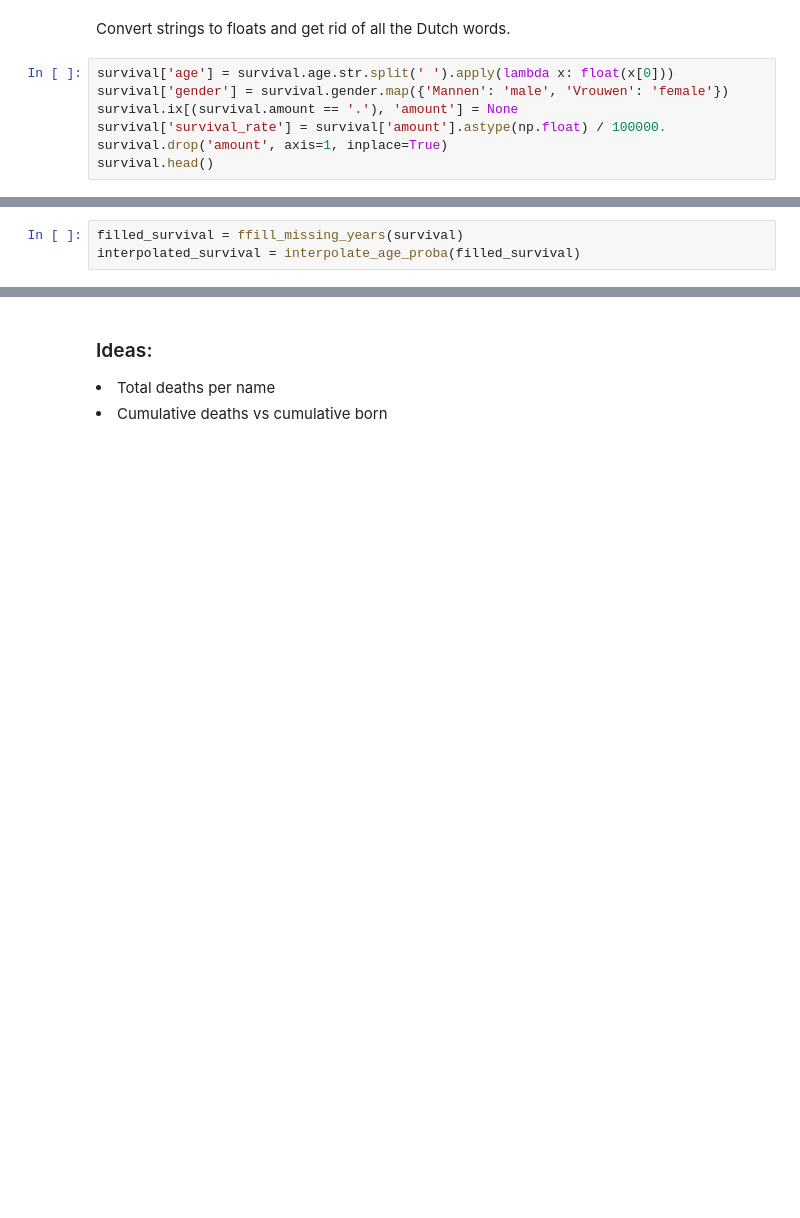
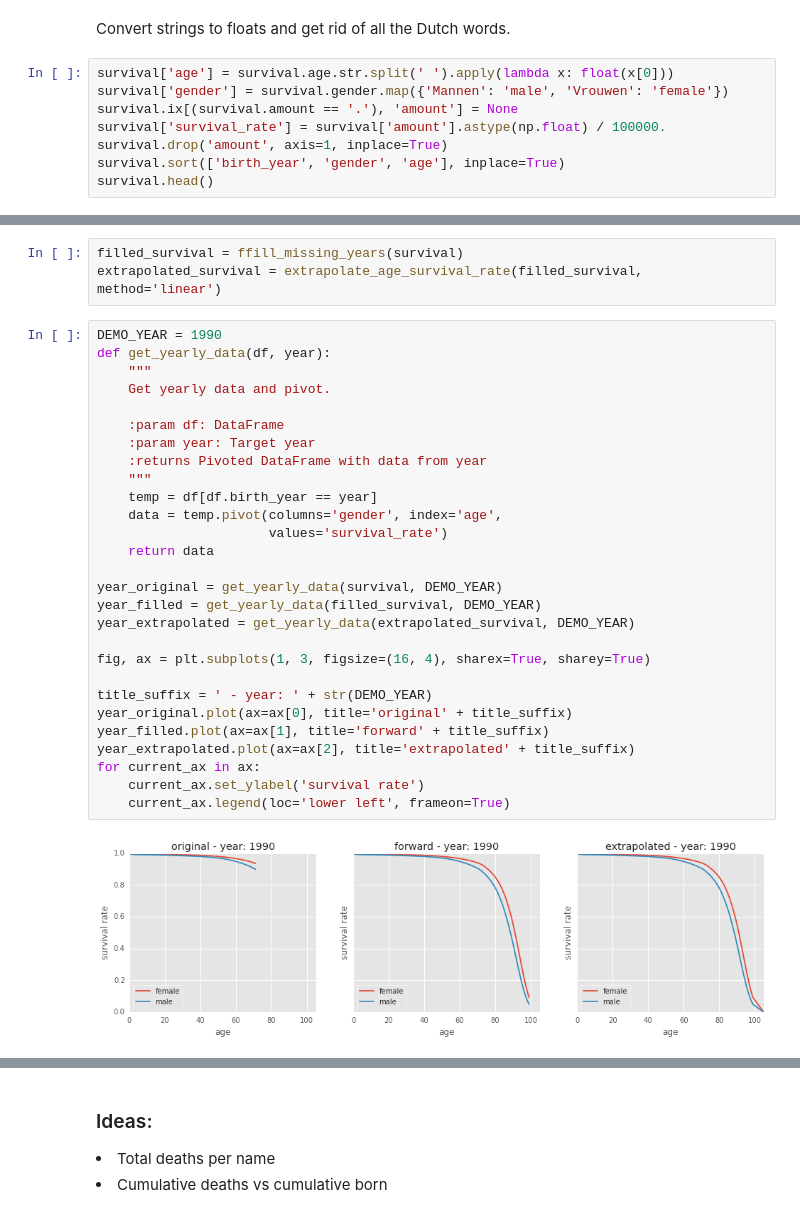
Before and after one commit to hgrif/dutch-names, a Jupyter notebook: Dutch Name Stats.ipynb, the cells around one changed output, grey strips where cells are left out. Drawn from its saved outputs; the diff is of its cells as text; blank space fills up the shorter version.

```diff
--- a/Dutch Name Stats.ipynb
+++ b/Dutch Name Stats.ipynb
@@ -202,4 +270,5 @@ survival['gender'] = survival.gender.map({'Mannen': 'male', 'Vrouwen': 'female'}
 survival.ix[(survival.amount == '.'), 'amount'] = None
 survival['survival_rate'] = survival['amount'].astype(np.float) / 100000.
 survival.drop('amount', axis=1, inplace=True)
+survival.sort(['birth_year', 'gender', 'age'], inplace=True)
 survival.head()
@@ -238,3 +369,33 @@ def interpolate_col(g, col, interpolate_axis):
 # %%
 filled_survival = ffill_missing_years(survival)
-interpolated_survival = interpolate_age_proba(filled_survival)
+extrapolated_survival = extrapolate_age_survival_rate(filled_survival, method='linear')
+# %%
+DEMO_YEAR = 1990
+def get_yearly_data(df, year):
+    """
+    Get yearly data and pivot.
+
+    :param df: DataFrame
+    :param year: Target year
+    :returns Pivoted DataFrame with data from year
+    """
+    temp = df[df.birth_year == year]
+    data = temp.pivot(columns='gender', index='age',
+                      values='survival_rate')
+    return data
+
+year_original = get_yearly_data(survival, DEMO_YEAR)
+year_filled = get_yearly_data(filled_survival, DEMO_YEAR)
+year_extrapolated = get_yearly_data(extrapolated_survival, DEMO_YEAR)
+
+fig, ax = plt.subplots(1, 3, figsize=(16, 4), sharex=True, sharey=True)
+
+title_suffix = ' - year: ' + str(DEMO_YEAR)
+year_original.plot(ax=ax[0], title='original' + title_suffix)
+year_filled.plot(ax=ax[1], title='forward' + title_suffix)
+year_extrapolated.plot(ax=ax[2], title='extrapolated' + title_suffix)
+for current_ax in ax:
+    current_ax.set_ylabel('survival rate')
+    current_ax.legend(loc='lower left', frameon=True)
+# %% [output]
+[figure, added]
```
Also changed, not shown: parts of 66 cells of this notebook.
